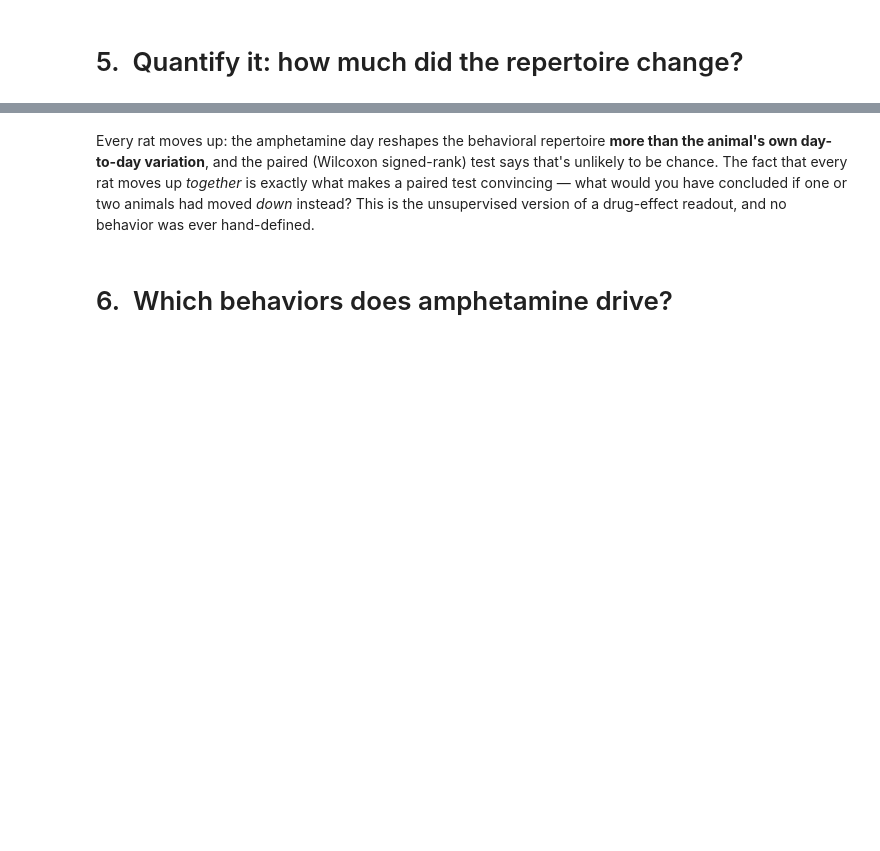
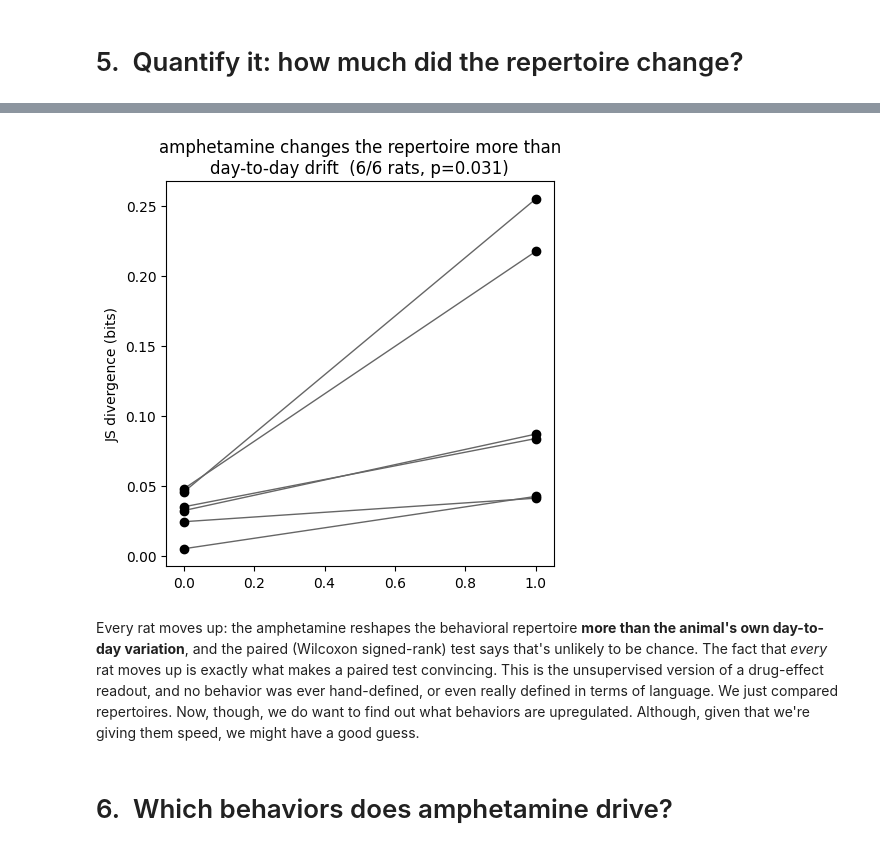
Before and after one commit to bermanlabemory/unsupervised-behavior-tutorials, a Jupyter notebook: 03_rat_individual_behavior.ipynb, the cells around one changed output, grey strips where cells are left out. Cells and saved outputs as stored; diff of their text form; code cells hidden in the pictures; blank space fills up the shorter version.

```diff
--- a/03_rat_individual_behavior.ipynb
+++ b/03_rat_individual_behavior.ipynb
@@ -156,31 +170,30 @@ compare the no-drug change (day2&rarr;3) against the amphetamine change (day3&ra
 # %%
 def occupancy(labels):
     h = np.bincount(labels, minlength=n_coarse + 1)[1:].astype(float)
     return h / h.sum()
 def js(p, q):                               # Jensen-Shannon divergence in bits
     p = p + 1e-12; q = q + 1e-12; p /= p.sum(); q /= q.sum(); m = 0.5 * (p + q)
     kl = lambda x, y: np.sum(x * np.log2(x / y))
     return 0.5 * kl(p, m) + 0.5 * kl(q, m)
 
 nrat = emb.shape[1]
 js_baseline = np.array([js(occupancy(cclust[0, a]), occupancy(cclust[1, a])) for a in range(nrat)])
 js_amph     = np.array([js(occupancy(cclust[1, a]), occupancy(cclust[2, a])) for a in range(nrat)])
 pval = wilcoxon(js_baseline, js_amph).pvalue
 
 fig, ax = plt.subplots(figsize=(5, 5))
-ax.bar([0, 1], [js_baseline.mean(), js_amph.mean()], color=["royalblue", "firebrick"], alpha=.85)
+#ax.bar([0, 1], [js_baseline.mean(), js_amph.mean()], color=["royalblue", "firebrick"], alpha=.85)
 ax.plot([np.zeros(nrat), np.ones(nrat)], [js_baseline, js_amph], "-", color="0.4", lw=1)
 ax.plot(np.zeros(nrat), js_baseline, "ko"); ax.plot(np.ones(nrat), js_amph, "ko")
-ax.set_xticks([0, 1]); ax.set_xticklabels(["baseline\n(day2->3)", "amphetamine\n(day3->4)"])
+#ax.set_xticks([0, 1]); ax.set_xticklabels(["baseline\n(day2->3)", "amphetamine\n(day3->4)"])
 ax.set_ylabel("JS divergence (bits)")
 ax.set_title("amphetamine changes the repertoire more than\nday-to-day drift  (%d/%d rats, p=%.3f)"
              % (int((js_amph > js_baseline).sum()), nrat, pval)); plt.show()
+# %% [output]
+[figure, added]
 # %% [markdown]
-Every rat moves up: the amphetamine day reshapes the behavioral repertoire **more than the animal's own
-day-to-day variation**, and the paired (Wilcoxon signed-rank) test says that's unlikely to be chance.
-The fact that every rat moves up *together* is exactly what makes a paired test convincing &mdash; what
-would you have concluded if one or two animals had moved *down* instead? This is the unsupervised version
-of a drug-effect readout, and no behavior was ever hand-defined.
+Every rat moves up: the amphetamine reshapes the behavioral repertoire **more than the animal's own day-to-day variation**, and the paired (Wilcoxon signed-rank) test says that's unlikely to be chance.
+The fact that *every* rat moves up is exactly what makes a paired test convincing. This is the unsupervised version of a drug-effect readout, and no behavior was ever hand-defined, or even really defined in terms of language. We just compared repertoires.  Now, though, we do want to find out what behaviors are upregulated.  Although, given that we're giving them speed, we might have a good guess.
 # %% [markdown]
 # 6.&nbsp; Which behaviors does amphetamine drive?
 # %% [markdown]
```
Also changed, not shown: parts of 12 cells of this notebook, 2 other files.
